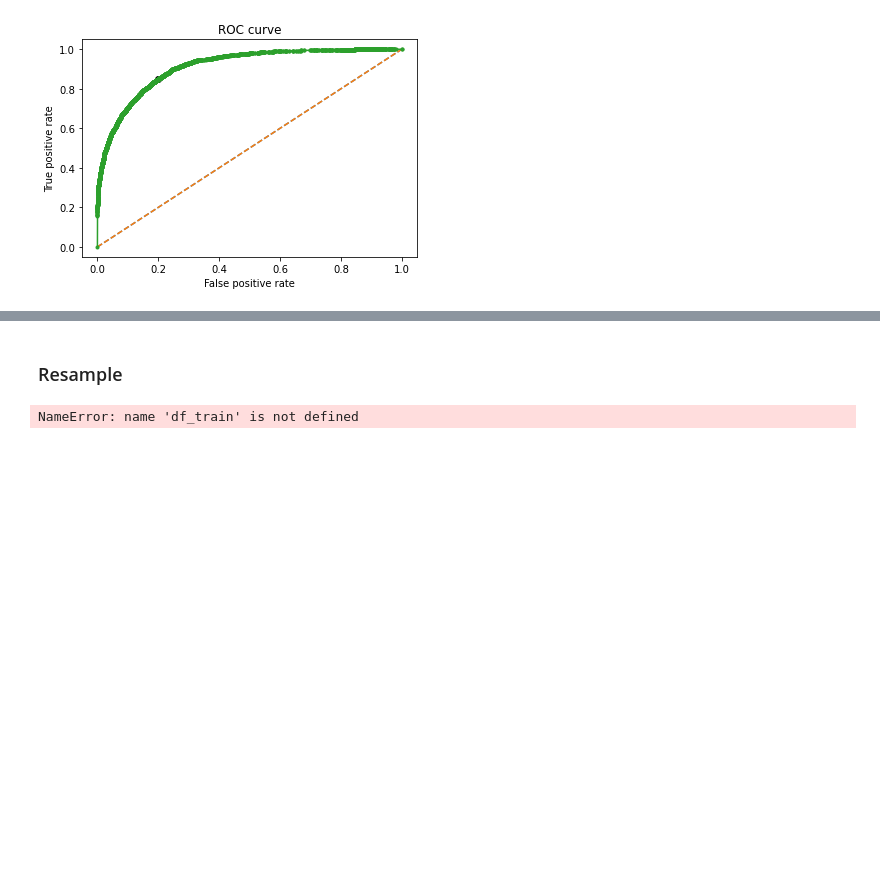
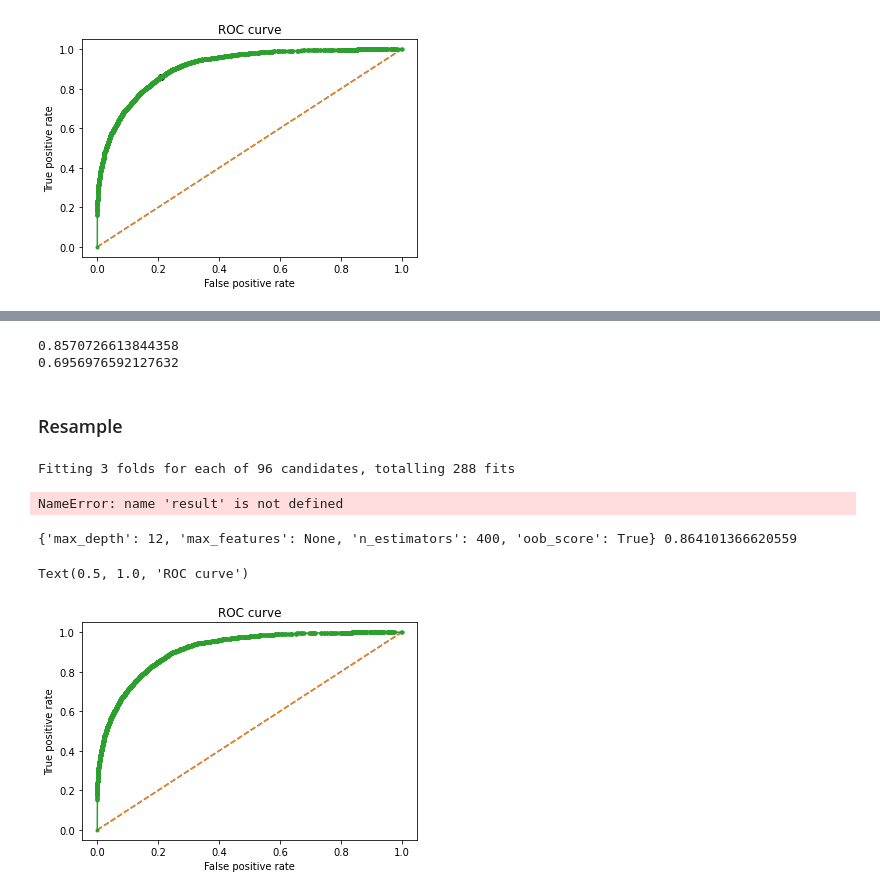
Before and after one commit to EbubekirKocadag/us-income, a Jupyter notebook: Model_training.ipynb, the cells around one changed output, grey strips where cells are left out. Cells and saved outputs as stored; diff of their text form; code cells hidden in the pictures; blank space fills up the shorter version.

```diff
--- a/Model_training.ipynb
+++ b/Model_training.ipynb
@@ -191,10 +187,17 @@ f1_score(y_test, predicted)
+# %%
+predicted = (predicted_proba [:,1] >= 0.4).astype('int')
+
+accuracy = accuracy_score(y_test, predicted)
+print(accuracy)
+print(f1_score(y_test, predicted))
+# %% [output]
+0.8570726613844358
+0.6956976592127632
 # %% [markdown]
 ### Resample
 # %%
-majority_len = df_train[df_train.incom == 0].shape(0)
-minority_len = df_train[df_train.incom == 1].shape(0)
+majority_len = df_train[df_train.income == 0].shape[0]
+minority_len = df_train[df_train.income == 1].shape[0]
-# %% [output]
-NameError: name 'df_train' is not defined
 # %%
 df_majority = df_train[df_train.income == 0]
 df_minority = df_train[df_train.income == 1]
@@ -215,4 +218,36 @@ grid_up = GridSearchCV(estimator= RandomForestClassifier(),
                         scoring= 'accuracy',
                         n_jobs= -1,
                         verbose= 10)
-result_up = grid.fit(X_train_up, y_train_up)
+result_up = grid_up.fit(X_train_up, y_train_up)
+# %% [output]
+Fitting 3 folds for each of 96 candidates, totalling 288 fits
+NameError: name 'result' is not defined
+# %%
+print(result_up.best_params_, result_up.best_score_)
+# %% [output]
+{'max_depth': 12, 'max_features': None, 'n_estimators': 400, 'oob_score': True} 0.864101366620559
+# %%
+model_up = RandomForestClassifier(max_depth=12,
+                               max_features=None,
+                               n_estimators=400,
+                               oob_score=True
+                              )
+
+model_up.fit(X_train_up, y_train_up)
+
+probs_up = model_up.predict_proba(X_test)
+
+probs_up = probs_up[:, 1]
+
+false_positive_rate, true_positive_rate, thresholds = roc_curve(y_test, probs_up, drop_intermediate = True)
+
+plt.plot([(0,0), (1,1)], linestyle="--")
+plt.plot(false_positive_rate, true_positive_rate, marker=".")
+
+plt.xlabel("False positive rate")
+plt.ylabel("True positive rate")
+
+plt.title("ROC curve")
+# %% [output]
+Text(0.5, 1.0, 'ROC curve')
+[figure, added]
```
Also changed, not shown: parts of 17 cells of this notebook.
